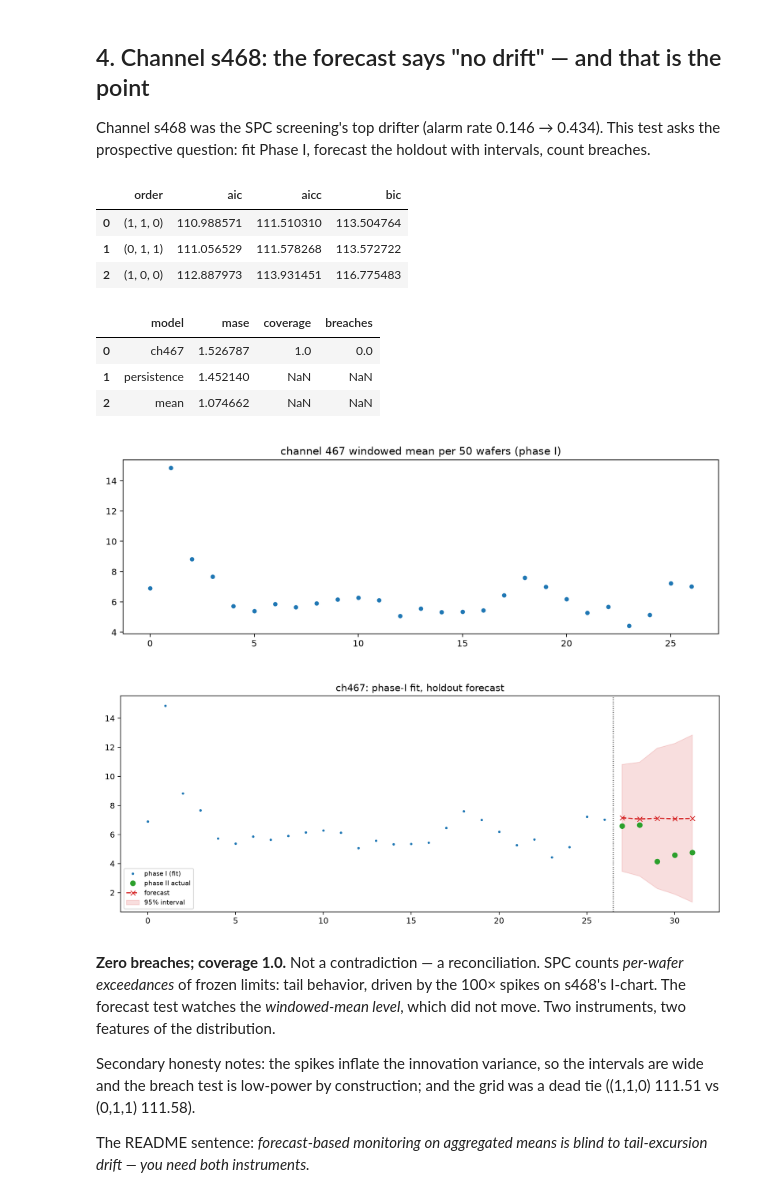
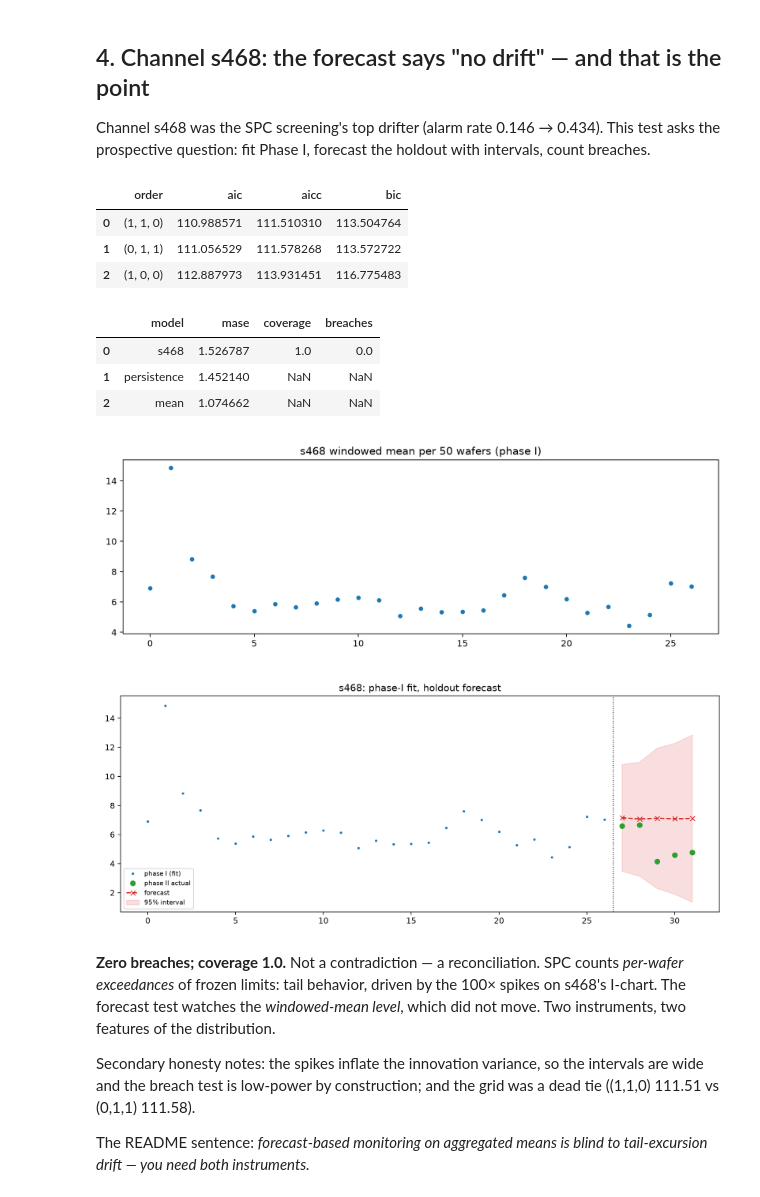
Before and after one commit to CJRockball/semcon, a Jupyter notebook: notebooks/sarimax_results.ipynb, the cells around one changed output. Saved outputs shown, nothing was run; the diff lists cells and outputs as text; code cells hidden in the pictures.

```diff
--- a/notebooks/sarimax_results.ipynb
+++ b/notebooks/sarimax_results.ipynb
@@ -171,20 +171,20 @@ Channel s468 was the SPC screening's top drifter (alarm rate 0.146 → 0.434). T
 asks the prospective question: fit Phase I, forecast the holdout with intervals,
 count breaches.
 # %%
-table("arima_grid_ch467.csv")
-table("holdout_metrics_ch467.csv")
-show("ch467_series.png")
-show("ch467_forecast_holdout.png")
+table("arima_grid_s468.csv")
+table("holdout_metrics_s468.csv")
+show("s468_series.png")
+show("s468_forecast_holdout.png")
 # %% [output]
 |  | order | aic | aicc | bic |
 | 0 | (1, 1, 0) | 110.988571 | 111.510310 | 113.504764 |
 | 1 | (0, 1, 1) | 111.056529 | 111.578268 | 113.572722 |
 | 2 | (1, 0, 0) | 112.887973 | 113.931451 | 116.775483 |
 |  | model | mase | coverage | breaches |
-| 0 | ch467 | 1.526787 | 1.0 | 0.0 |
+| 0 | s468 | 1.526787 | 1.0 | 0.0 |
 | 1 | persistence | 1.452140 | NaN | NaN |
 | 2 | mean | 1.074662 | NaN | NaN |
-[figure, old version]
+[figure, new version]
 [figure]
 # %% [markdown]
 **Zero breaches; coverage 1.0.** Not a contradiction — a reconciliation. SPC counts
```
Also changed, not shown: parts of 2 cells of this notebook, 39 other files.
